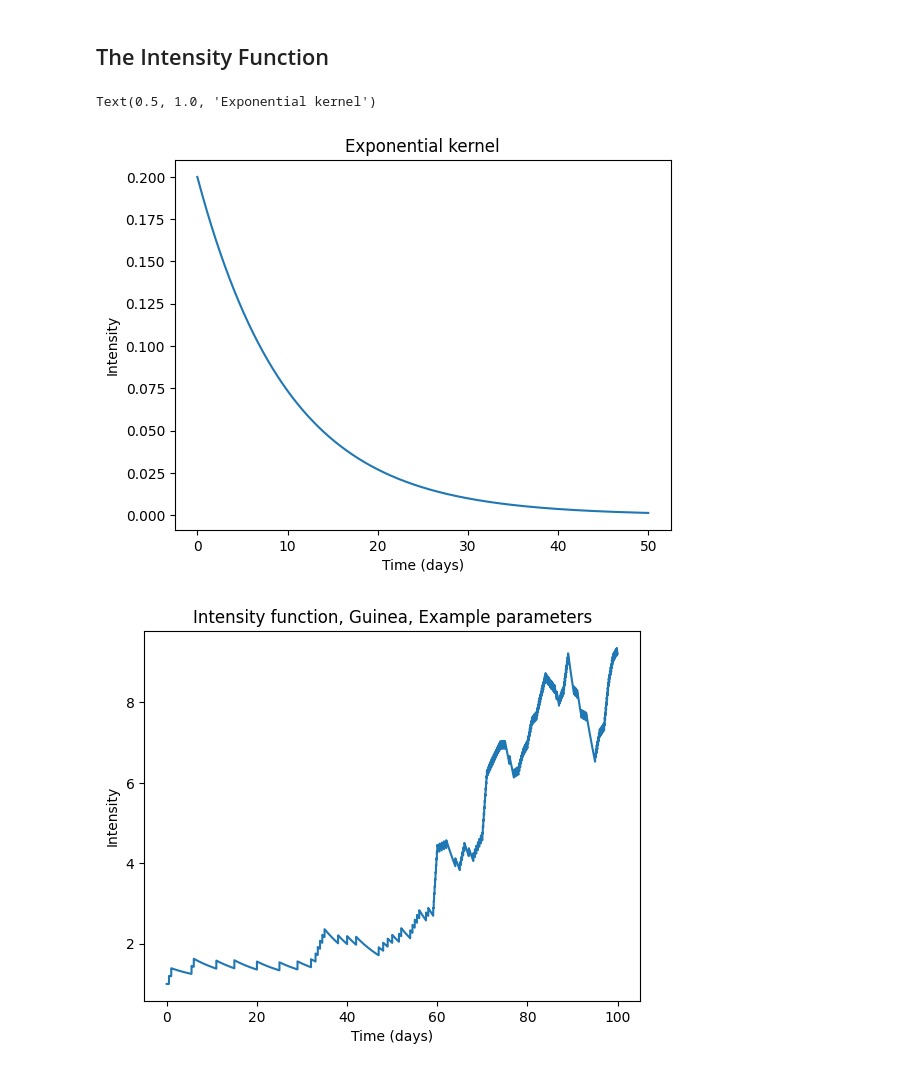
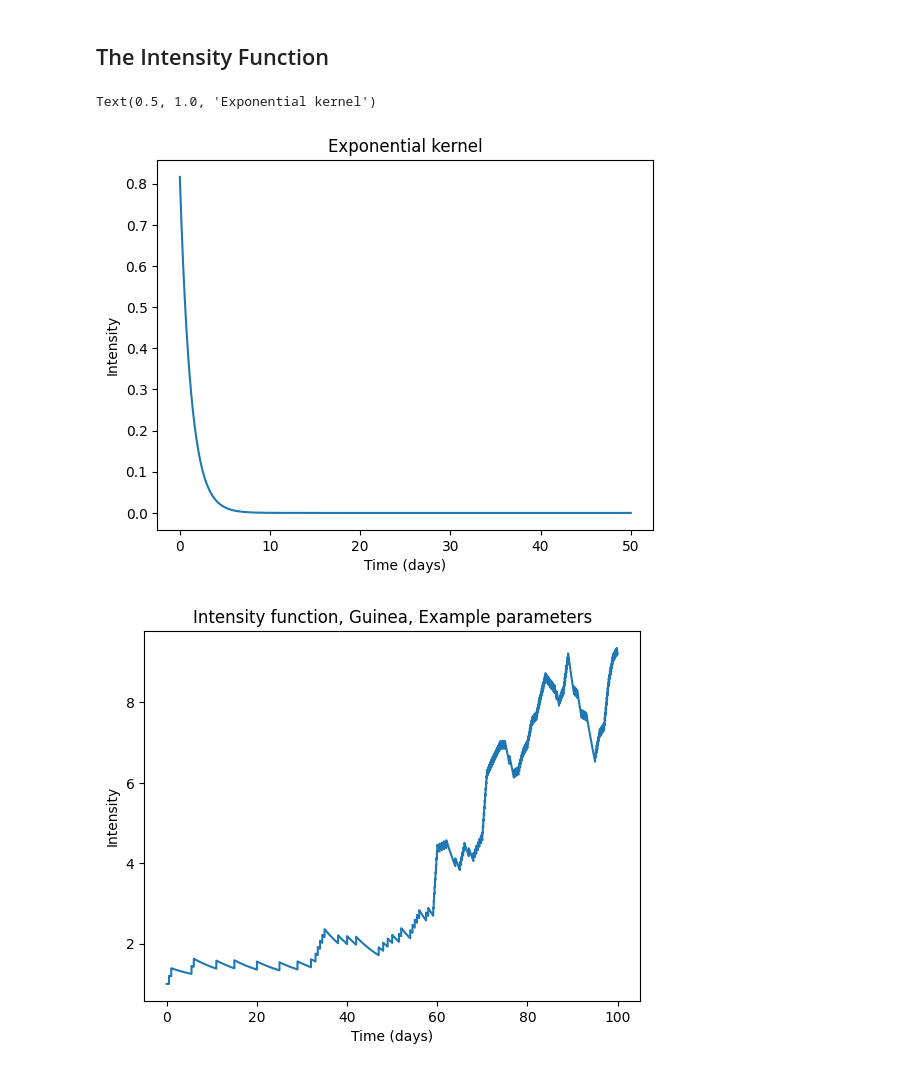
Before and after one commit to FormulaRabbit81/Group_Disease_2.0, a Jupyter notebook: Rough/Alex/ebola.ipynb, the cells around one changed output. Drawn from its saved outputs; the diff is of its cells as text; code cells hidden in the pictures.

```diff
--- a/Rough/Alex/ebola.ipynb
+++ b/Rough/Alex/ebola.ipynb
@@ -141,14 +151,14 @@ def intensity(t, history, alpha, delta, mu, dep=50):
     return mu + self_exciting_term(t, history, alpha, delta, dep)
 # %%
 time50 = np.linspace(0,50,10000)
-kernel_intensity = [exponential_kernel(t, 0, 0.2, 0.1) for t in time50]
+kernel_intensity = [exponential_kernel(t, 0, 0.81649203, 0.8209825) for t in time50]
 plt.plot(time50, kernel_intensity)
 plt.xlabel("Time (days)")
 plt.ylabel("Intensity")
 plt.title("Exponential kernel")
 # %% [output]
 Text(0.5, 1.0, 'Exponential kernel')
-[figure, old version]
+[figure, new version]
 # %%
 def intensity_plot(T, parameters):
     alpha, delta, mu = parameters
```
Also changed, not shown: parts of 4 cells of this notebook, 2 other files.
